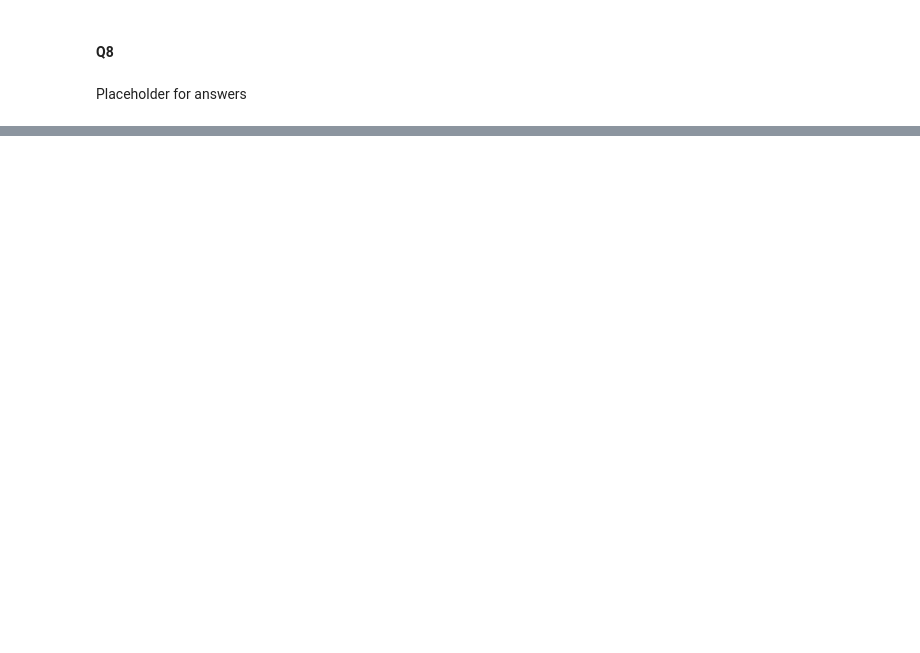
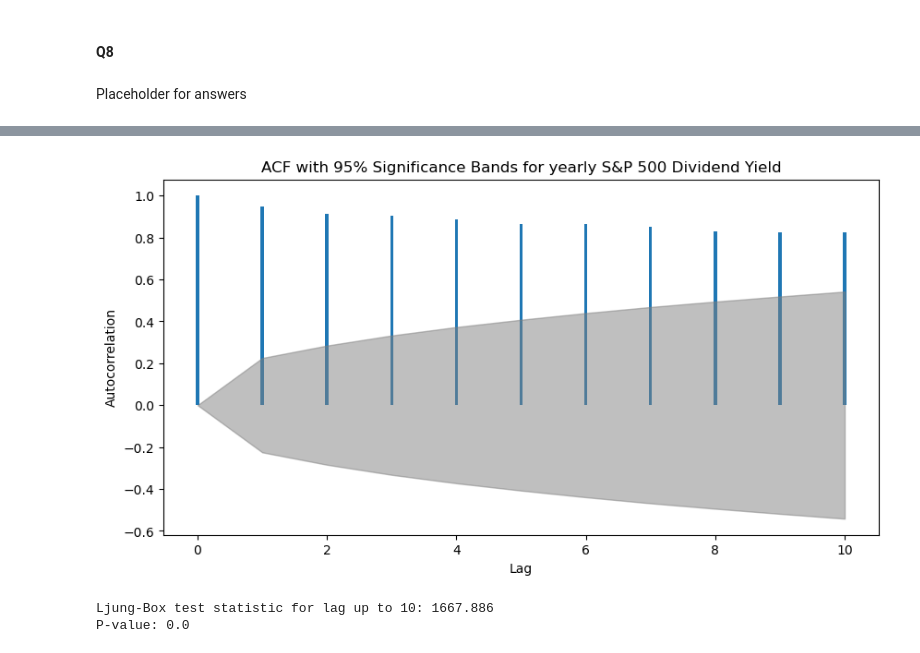
Before and after one commit to lmaksymenko/BerkeleyCourses, a Jupyter notebook: MFE230E/Answers_to_PS1_230E.ipynb, the cells around one changed output, grey strips where cells are left out. Cells and saved outputs as stored; diff of their text form; code cells hidden in the pictures; blank space fills up the shorter version.

```diff
--- a/MFE230E/Answers_to_PS1_230E.ipynb
+++ b/MFE230E/Answers_to_PS1_230E.ipynb
@@ -226,0 +264,5 @@ Placeholder for answers
+# %%
+for i, T in enumerate(sample_sizes):
+    for j, phi in enumerate(phis):
+        print(f'The mean of the sample path with T={T} and phi={phi} is {mean_res[i,j,:]} and the std is {std_res[i,j,:]}')
+        print('\n')
@@ -228,3 +303,11 @@ Placeholder for answers
 #### Q8
 # %% [markdown]
 Placeholder for answers
+# %%
+
+symbol = 'MULTPL/SP500_DIV_YIELD_MONTH'
+
+df = np.log(web.DataReader(symbol, 'quandl',
+                               start='1881-01-01',
+                               end='2024-03-24',
+                               api_key='E47J_w_Tb6FmFjUZTRn6').iloc[::-1])
@@ -230,0 +361,32 @@ Placeholder for answers
+# %%
+symbol='MULTPL/SP500_DIV_YIELD_YEAR'
+df = np.log(web.DataReader(symbol, 'quandl',
+                               start='1881-01-01',
+                               end='2024-03-24',
+                               api_key='E47J_w_Tb6FmFjUZTRn6').iloc[::-1])
+# %%
+
+import matplotlib.pyplot as plt
+nlags = 10
+acf_values = cal_acf(df, nlags)
+acf_res=np.array(cal_acf(df,nlags=10))
+sig_band=[]
+for i in range(1,nlags+1):
+    sig_band.append(1.96*np.sqrt((1+2*np.sum(acf_res[1:i+1]**2))/len(df)))
+plt.figure(figsize=(10, 5))
+plt.bar(range(nlags+1), acf_values, width=0.05)
+sig_band_upper = [0] + sig_band
+sig_band_lower = [-sb for sb in sig_band_upper]
+plt.fill_between(range(nlags+1), sig_band_upper, sig_band_lower, color='grey', alpha=0.5)
+plt.xlabel('Lag')
+plt.ylabel('Autocorrelation')
+plt.title('ACF with 95% Significance Bands for yearly S&P 500 Dividend Yield')
+plt.show()
+max_lag = 10
+Q_stat,p_value = ljung_box_test(df, max_lag)
+print(f"Ljung-Box test statistic for lag up to {max_lag}: {Q_stat}")
+print(f"P-value: {p_value}")
+# %% [output]
+[figure, added]
+Ljung-Box test statistic for lag up to 10: 1667.886
+P-value: 0.0
```
Also changed, not shown: parts of 8 cells of this notebook.
